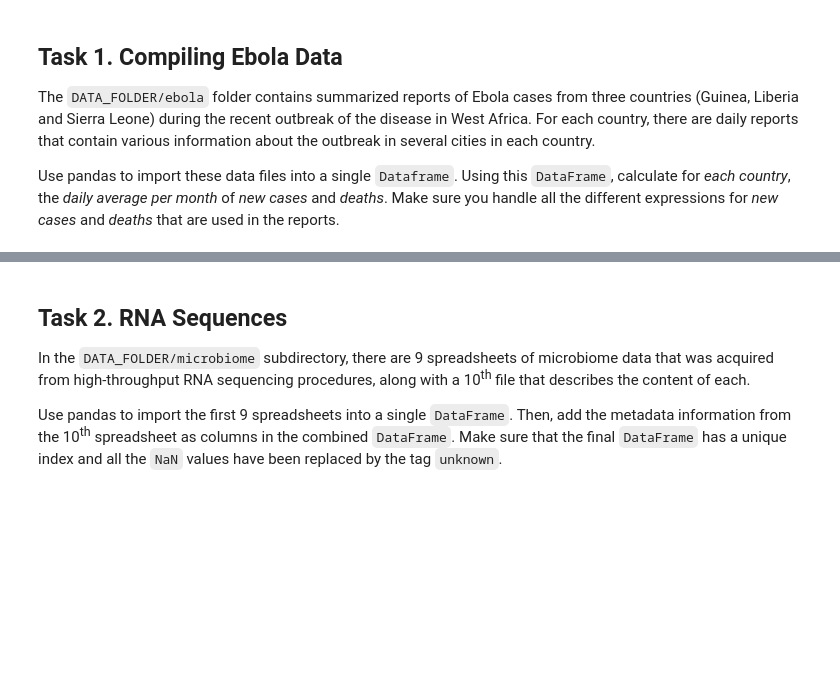
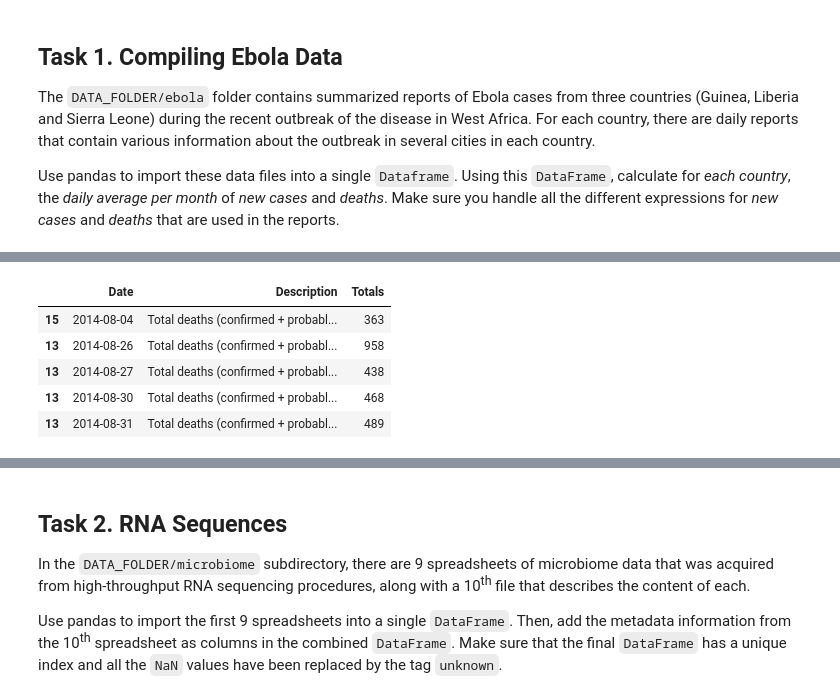
Before and after one commit to denhardt/ADA2017_GroupWork, a Jupyter notebook: 01 - Pandas and Data Wrangling/Homework 1.ipynb, the cells around one changed output, grey strips where cells are left out. Saved outputs shown, nothing was run; the diff lists cells and outputs as text; code cells hidden in the pictures; blank space fills up the shorter version.

```diff
--- a/01 - Pandas and Data Wrangling/Homework 1.ipynb
+++ b/01 - Pandas and Data Wrangling/Homework 1.ipynb
@@ -110,11 +152,23 @@ g_df.loc[g_df['Description']=='Total deaths (confirmed + probables + suspects)']
 # %%
 # We only keep the columns of interest
 g_df = g_df[['Date', 'Description', 'Totals']]
 
 # We select the rows that we need in order to calculate our values
-g_new_cases = select_rows(g_df,'Description','Total new cases registered so far')
-g_new_deaths = select_rows(g_df,'Description','Total deaths (confirmed + probables + suspects)')
+
+g_new_cases = (g_df.loc[g_df['Description'] == 'Total new cases registered so far'])
+g_new_deaths = (g_df.loc[g_df['Description'] == 'Total deaths (confirmed + probables + suspects)'])
 g_new_deaths.head()
+
+
+#We can see that the data from the 2014-08-26 is not consistant but since we only use
+#the first and last value of each month to calculate the avg we ignore it.
+# %% [output]
+|  | Date | Description | Totals |
+| 15 | 2014-08-04 | Total deaths (confirmed + probabl... | 363 |
+| 13 | 2014-08-26 | Total deaths (confirmed + probabl... | 958 |
+| 13 | 2014-08-27 | Total deaths (confirmed + probabl... | 438 |
+| 13 | 2014-08-30 | Total deaths (confirmed + probabl... | 468 |
+| 13 | 2014-08-31 | Total deaths (confirmed + probabl... | 489 |
 # %%
 # Handling the new Dataframes
 g_new_cases = g_new_cases[['Date','Totals']]
```
Also changed, not shown: parts of 13 cells of this notebook.
